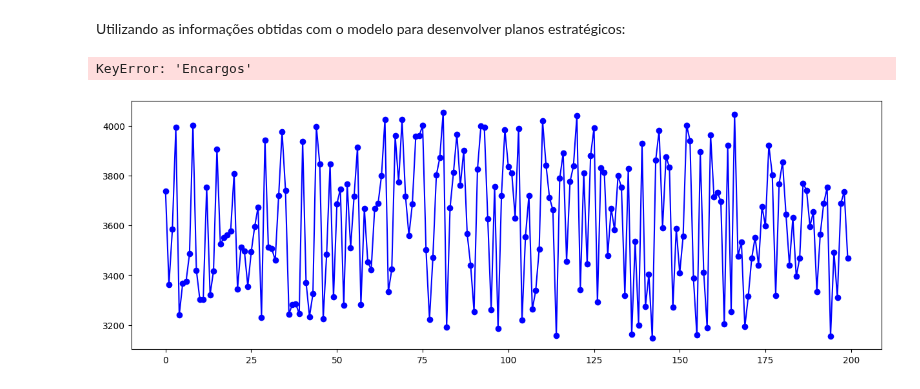
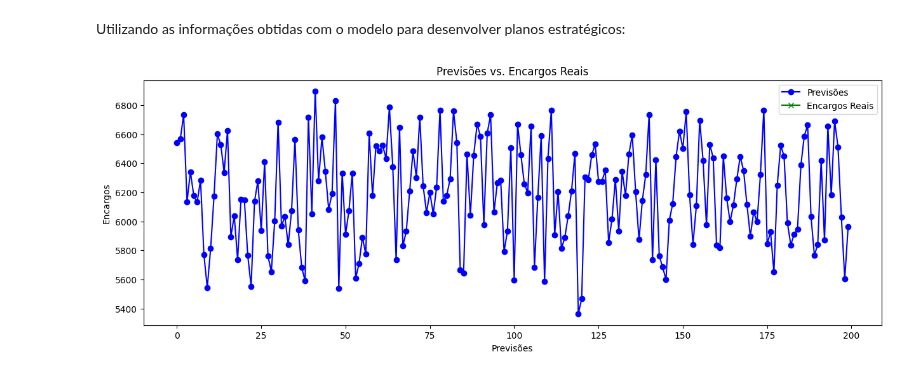
Before and after one commit to feliparus/Tech-Challenge, a Jupyter notebook: notebooks/Modelling.ipynb, the cells around one changed output. Saved outputs shown, nothing was run; the diff lists cells and outputs as text; code cells hidden in the pictures.

Commit message:
Otimizando MSE treinamento e teste

```diff
--- a/notebooks/Modelling.ipynb
+++ b/notebooks/Modelling.ipynb
@@ -80,8 +80,8 @@ dados = dados.dropna()
 # Substituir valores nulos para o valor esperado
 dados['Filhos'] = dados['Filhos'].fillna(0)
 dados['Idade'] = dados['Idade'].fillna(0)
-dados['Encargos'] = dados['Encargos'].fillna(0)
 dados['Gênero'] = dados['Gênero'].fillna('Não informado')
+dados['Fumante'] = dados['Fumante'].fillna('não')
 
 #Convertendo colunas para o tipo esperado
 dados['Filhos'] = dados['Filhos'].astype(int)
@@ -110,22 +110,11 @@ print(dados)
 **3. Pré-processamento**
 # %%
 # Dividir os dados em features (X) e target (y)
-X = dados.drop(['Encargos'], axis=1)  # descartando colunas não necessárias para o teste
+X = dados.drop(['Encargos','Categoria_IMC','Gênero','Região'], axis=1)  # descartando colunas não necessárias para o teste
 y = dados['Encargos']
-
-# Codificar variáveis categóricas usando one-hot encoding
-colunas_codificadas_via_one_hot = ['Região']
-encoder = OneHotEncoder(drop='first')
-X_encoded = encoder.fit_transform(X[colunas_codificadas_via_one_hot])
-
-# Concatenar features codificadas com as restantes
-X_encoded = pd.DataFrame(X_encoded.toarray(), columns=encoder.get_feature_names_out(colunas_codificadas_via_one_hot), index=X.index)
-X = pd.concat([X.drop(colunas_codificadas_via_one_hot, axis=1), X_encoded], axis=1)
 
 # Codificar variáveis com LabelEncoder
 label_encoder = LabelEncoder()
-X['Categoria_IMC'] = label_encoder.fit_transform(X['Categoria_IMC'])
-X['Gênero'] = label_encoder.fit_transform(X['Gênero'])
 X['Fumante'] = label_encoder.fit_transform(X['Fumante'])
 
 # Substituir valores 'sim' e 'não' por 1 e 0 (comentei porque o resultado é o mesmo no LabelEncoder
@@ -553,14 +521,13 @@ dados_futuros.to_csv("../planilhas/4_dados_futuros.csv", index=False, encoding='
 # %%
 fig, axs = plt.subplots(figsize=(15, 5))
 
 plt.plot(dados_futuros['Encargo Futuro'], label='Previsões', color='blue', marker='o')
-plt.plot(dados_futuros['Encargos'], label='Encargos Reais', color='green', marker='x')
+plt.plot(dados_futuros['Encargos Reais'], label='Encargos Reais', color='green', marker='x')
 
 plt.xlabel('Previsões')
 plt.ylabel('Encargos')
 plt.legend()
 plt.title('Previsões vs. Encargos Reais')
 plt.show()
 # %% [output]
-KeyError: 'Encargos'
-[figure, old version]
+[figure, new version]
```
Also changed, not shown: parts of 12 cells of this notebook, 6 other files.
